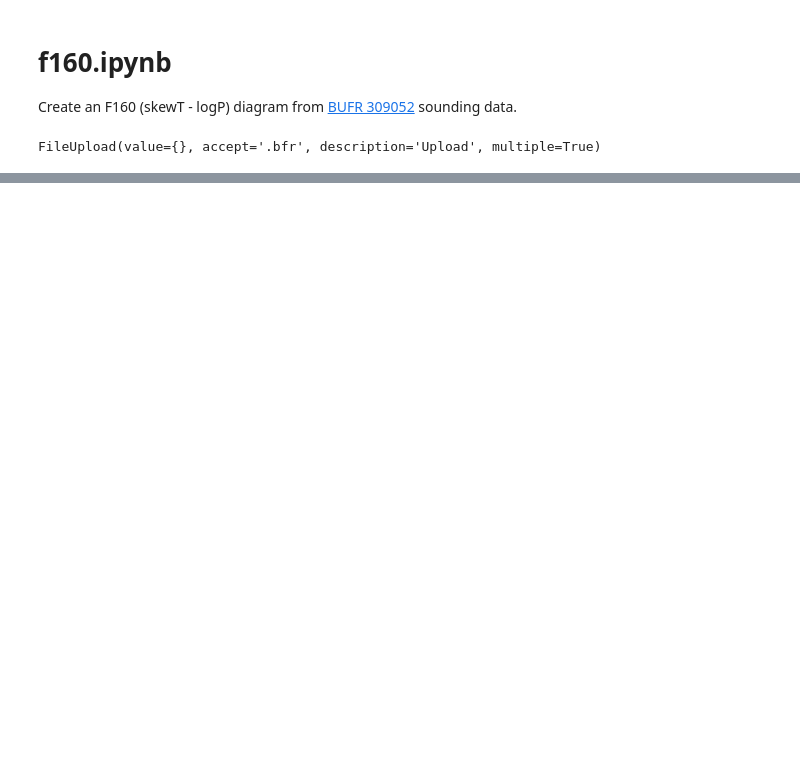
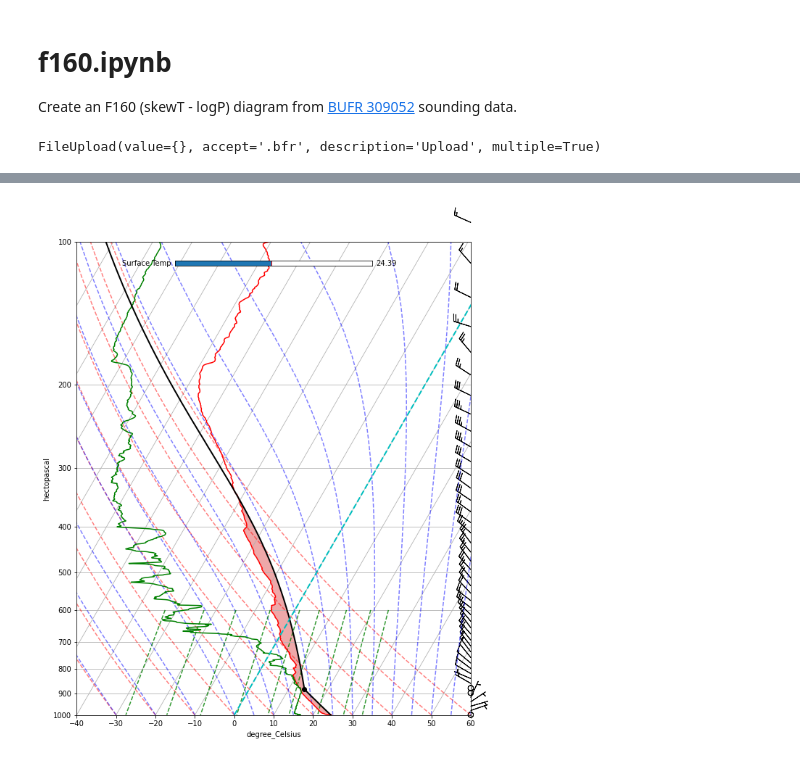
Before and after one commit to Geoffysicist/skewt, a Jupyter notebook: f160.ipynb, the cells around one changed output, grey strips where cells are left out. Drawn from its saved outputs; the diff is of its cells as text; code cells hidden in the pictures; blank space fills up the shorter version.

```diff
--- a/f160.ipynb
+++ b/f160.ipynb
@@ -69,6 +70,21 @@ def query_BUFR(message: BufrMessage) -> DataFrame:
   readings_df = readings_df.dropna() # remove rows with missing data
   readings_df = readings_df.drop_duplicates(subset="pressure") # need monotonically increasing pressure
   return readings_df
+
+def barbs_get(readings: dict, diff: int=2000) -> tuple:
+  p_barbs = [] * units.pascal
+  u_barbs = [] * units.meter / units.second
+  v_barbs = [] * units.meter / units.second
+  p_last = 999999 * units.pascal
+  diff = diff * units.pascal
+  u, v = mpcalc.wind_components(readings['wind_speed'], readings['wind_dir'])
+  for i, p in enumerate(readings['pressure']):
+    if (p_last - p) >= diff:
+      p_barbs = np.append(p_barbs, p)
+      u_barbs = np.append(u_barbs, u[i])
+      v_barbs = np.append(v_barbs, v[i])
+      p_last = p
+  return p_barbs, u_barbs, v_barbs
 # %%
 uploads = FileUpload(accept='.bfr', multiple=True)
 display(uploads)
@@ -139,0 +136,54 @@ plt.show()
+# %%
+
+import matplotlib.animation as animation
+from matplotlib.widgets import Slider, Button
+
+T_initial = np.float64(readings['temp'][0].to('degC'))
+
+def update_parcel_profile(T: float):
+  T = T *units.degC
+  parcel_prof = mpcalc.parcel_profile(readings['pressure'], T, Td_0).to('degC')
+  parcel_plot.set_ydata(parcel_prof)
+  fig.canvas.draw_idle()
+
+# Create a new figure. The dimensions here give a good aspect ratio
+fig = plt.figure(figsize=(12, 12))
+# fig, ax1 = plt.subplots(figsize=(12, 12))
+skew = SkewT(fig, rotation=30, aspect=120)
+
+# Try a slider
+# ax_slider = inset_axes(skew.ax, '33%', '3%', loc=2)
+ax_slider = skew.ax.inset_axes([0.25, 0.95, 0.5, 0.01])
+T_slider = Slider(ax=ax_slider, label='Surface Temp', valmin=0, valmax=50, valinit=T_initial)
+T_slider.on_changed(update_parcel_profile)
+
+# Plot the data using normal plotting functions, in this case using
+# log scaling in Y, as dictated by the typical meteorological plot
+skew.plot(readings['pressure'], readings['temp'], 'r')
+skew.plot(readings['pressure'], readings['dewpoint'], 'g')
+# skew.plot_barbs(readings['pressure'], u, v)
+skew.plot_barbs(*barbs_get(readings))
+skew.ax.set_ylim(1000, 100)
+skew.ax.set_xlim(-40, 60)
+
+# Plot LCL temperature as black dot
+skew.plot(lcl_pressure, lcl_temperature, 'ko', markerfacecolor='black')
+
+# Plot the parcel profile as a black line
+parcel_plot, = skew.plot(readings['pressure'], parcel_prof, 'k', linewidth=2)
+
+# Shade areas of CAPE and CIN
+skew.shade_cin(readings['pressure'], readings['temp'], parcel_prof, readings['dewpoint'])
+skew.shade_cape(readings['pressure'], readings['temp'], parcel_prof)
+
+# Plot a zero degree isotherm
+skew.ax.axvline(0, color='c', linestyle='--', linewidth=2)
+
+# Add the relevant special lines
+skew.plot_dry_adiabats()
+skew.plot_moist_adiabats()
+skew.plot_mixing_lines()
+
+plt.show()
+# %% [output]
+[figure, added]
```
Also changed, not shown: parts of 5 cells of this notebook.
